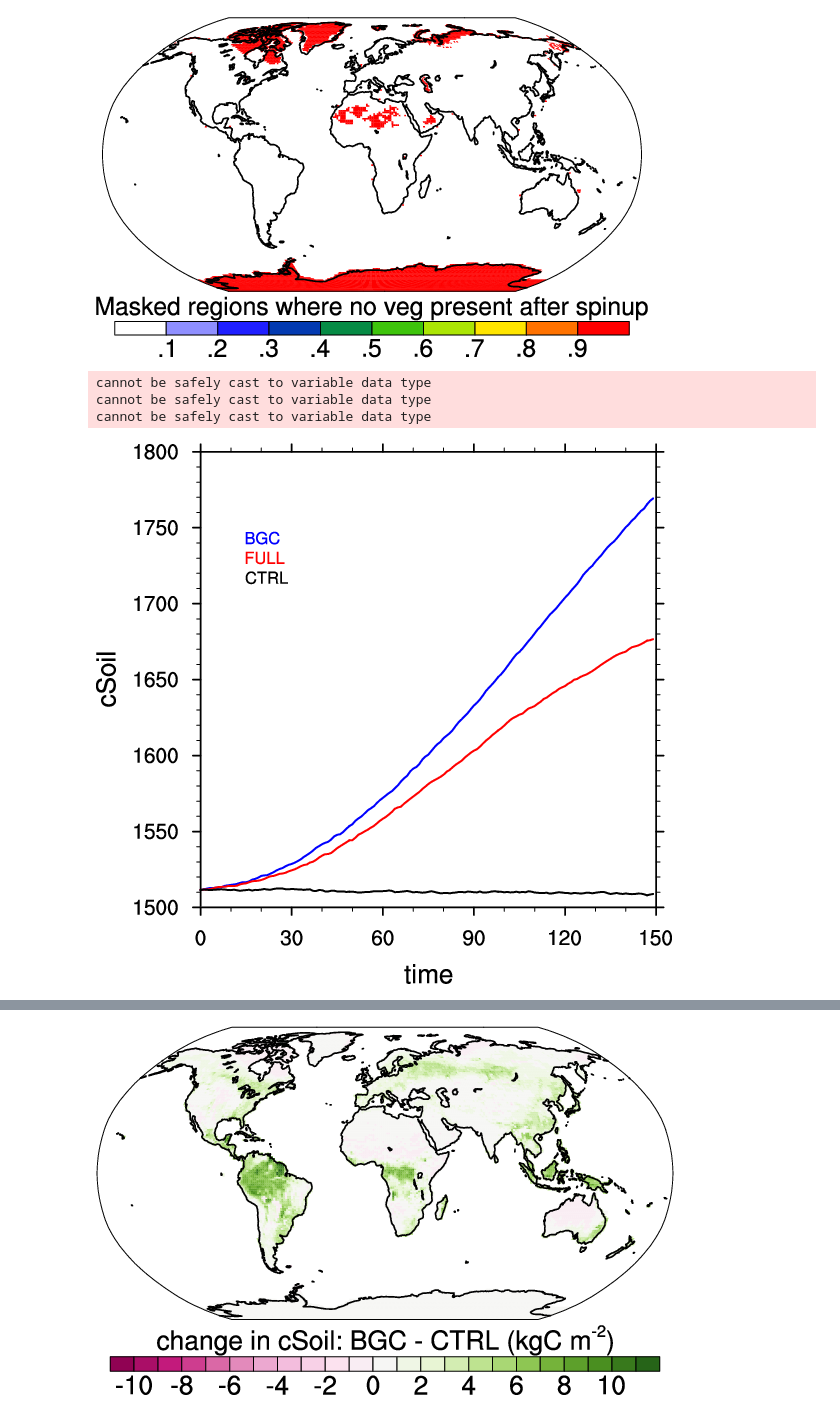
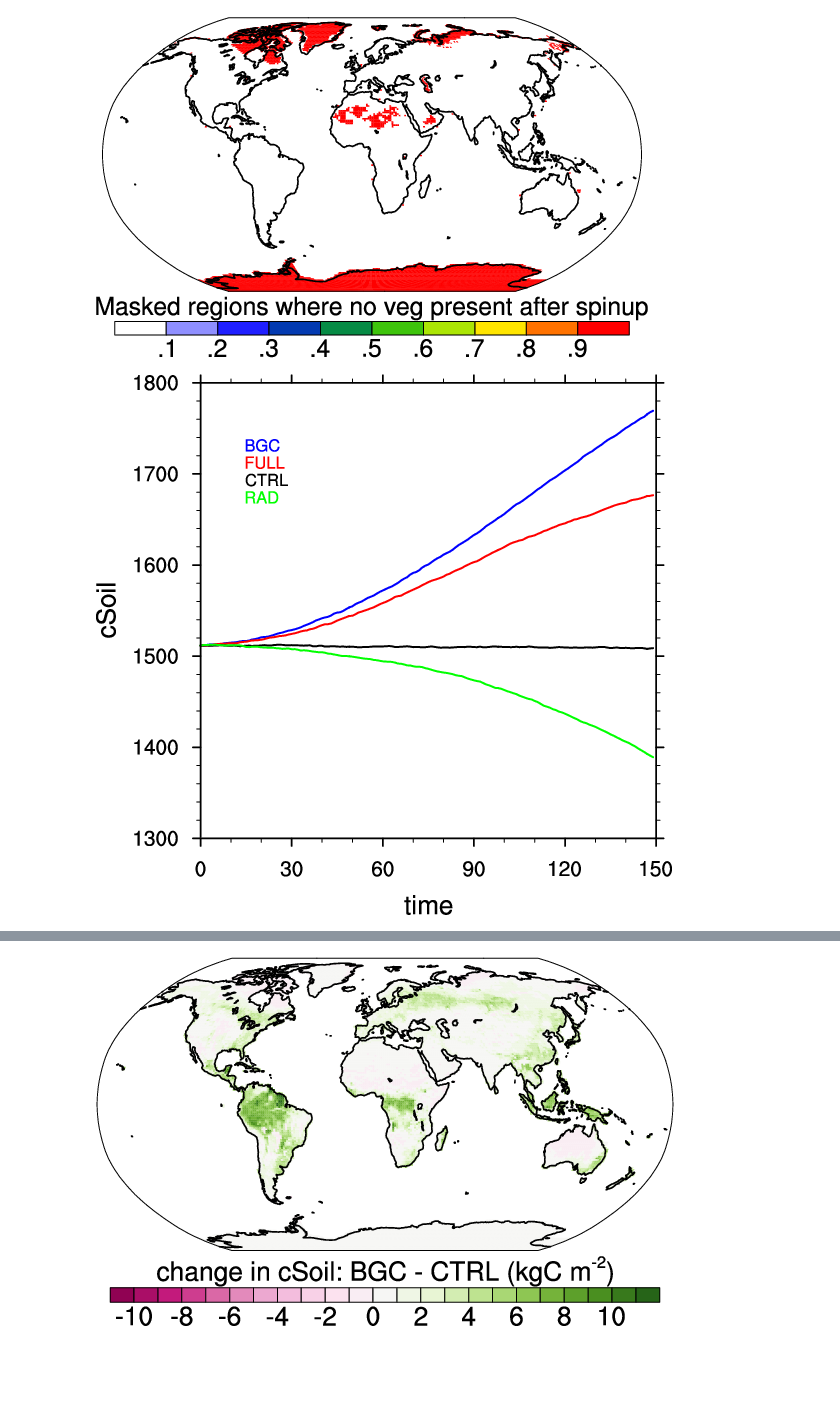
Before and after one commit to ckoven/cesm2_c4mip, a Jupyter notebook: cesm_c4mip.ipynb, the cells around one changed output, grey strips where cells are left out. Drawn from its saved outputs; the diff is of its cells as text; code cells hidden in the pictures; blank space fills up the shorter version.

```diff
--- a/cesm_c4mip.ipynb
+++ b/cesm_c4mip.ipynb
@@ -169,7 +173,11 @@ cVegfilenames = [
 'cVeg_Lmon_CESM2_1pctCO2_r1i1p1f1_gn_005101-010012.nc',
 'cVeg_Lmon_CESM2_1pctCO2_r1i1p1f1_gn_010101-015012.nc'],
 ['cVeg_Lmon_CESM2_piControl_r1i1p1f1_gn_050001-059912.nc',
-'cVeg_Lmon_CESM2_piControl_r1i1p1f1_gn_060001-069912.nc']
+'cVeg_Lmon_CESM2_piControl_r1i1p1f1_gn_060001-069912.nc'],
+['cVeg_Lmon_CESM2_1pctco2-rad_r1i1p1f1_gn_000101-005012.nc',
+'cVeg_Lmon_CESM2_1pctco2-rad_r1i1p1f1_gn_005101-010012.nc',
+'cVeg_Lmon_CESM2_1pctco2-rad_r1i1p1f1_gn_010101-015012.nc']
+
 ]
 
 cVegfiles_bgc=[]
@@ -184,6 +192,10 @@ cVegfiles_ctrl=[]
 for i in range(len(cVegfilenames[2])):
     cVegfiles_ctrl.append(nc4.Dataset(cVegfilenames[2][i]))
 
+cVegfiles_rad=[]
+for i in range(len(cVegfilenames[3])):
+    cVegfiles_rad.append(nc4.Dataset(cVegfilenames[3][i]))
+
 cVeg_bgc = np.ma.row_stack((cVegfiles_bgc[0].variables['cVeg'][:],cVegfiles_bgc[1].variables['cVeg'][:],cVegfiles_bgc[2].variables['cVeg'][:]))
 cVeg_bgc_annual = smoothlib.monthly_to_annual(cVeg_bgc)
 cVeg_bgc_global_annual = geog_funcs.area_integrate(cVeg_bgc_annual, lat, lon, area=area_landonly)  / 1e12
@@ -192,9 +204,13 @@ cVeg_ful = np.ma.row_stack((cVegfiles_ful[0].variables['cVeg'][:],cVegfiles_ful[
 cVeg_ful_annual = smoothlib.monthly_to_annual(cVeg_ful)
 cVeg_ful_global_annual = geog_funcs.area_integrate(cVeg_ful_annual, lat, lon, area=area_landonly) / 1e12
 
+cVeg_rad = np.ma.row_stack((cVegfiles_rad[0].variables['cVeg'][:],cVegfiles_rad[1].variables['cVeg'][:],cVegfiles_rad[2].variables['cVeg'][:]))
+cVeg_rad_annual = smoothlib.monthly_to_annual(cVeg_rad)
+cVeg_rad_global_annual = geog_funcs.area_integrate(cVeg_rad_annual, lat, lon, area=area_landonly) / 1e12
+
 cVeg_ctrl = np.ma.row_stack((cVegfiles_ctrl[0].variables['cVeg'][:],cVegfiles_ctrl[1].variables['cVeg'][:]))
 cVeg_ctrl_annual = smoothlib.monthly_to_annual(cVeg_ctrl)
 cVeg_ctrl_global_annual = geog_funcs.area_integrate(cVeg_ctrl_annual, lat, lon, area=area_landonly) / 1e12
 
-map_funcs.xyplot(np.arange(len(cVeg_ful_global_annual)), np.row_stack((cVeg_bgc_global_annual,cVeg_ful_global_annual,cVeg_ctrl_global_annual[0:150])), file='c4mip_cVeg_global', ytitle='cVeg', xtitle='time', showjupyter=True, colors=['blue','red','black'], labels=['BGC','FULL','CTRL'])
+map_funcs.xyplot(np.arange(len(cVeg_ful_global_annual)), np.row_stack((cVeg_bgc_global_annual,cVeg_ful_global_annual,cVeg_ctrl_global_annual[0:150],cVeg_rad_global_annual)), file='c4mip_cVeg_global', ytitle='cVeg', xtitle='time', showjupyter=True, colors=['blue','red','black','green'], labels=['BGC','FULL','CTRL','RAD'])
 # %% [output]
@@ -230,7 +243,10 @@ cSoilfilenames = [
 'cSoil_Emon_CESM2_1pctCO2_r1i1p1f1_gn_005101-010012.nc',
 'cSoil_Emon_CESM2_1pctCO2_r1i1p1f1_gn_010101-015012.nc'],
 ['cSoil_Emon_CESM2_piControl_r1i1p1f1_gn_050001-059912.nc',
-'cSoil_Emon_CESM2_piControl_r1i1p1f1_gn_060001-069912.nc']
+'cSoil_Emon_CESM2_piControl_r1i1p1f1_gn_060001-069912.nc'],
+['cSoil_Emon_CESM2_1pctco2-rad_r1i1p1f1_gn_000101-005012.nc',
+'cSoil_Emon_CESM2_1pctco2-rad_r1i1p1f1_gn_005101-010012.nc',
+'cSoil_Emon_CESM2_1pctco2-rad_r1i1p1f1_gn_010101-015012.nc']
 ]
 
 cSoilfiles_bgc=[]
@@ -245,6 +261,10 @@ cSoilfiles_ctrl=[]
 for i in range(len(cSoilfilenames[2])):
     cSoilfiles_ctrl.append(nc4.Dataset(cSoilfilenames[2][i]))
 
+cSoilfiles_rad=[]
+for i in range(len(cSoilfilenames[3])):
+    cSoilfiles_rad.append(nc4.Dataset(cSoilfilenames[3][i]))
+
 cLitterfilenames = [
 ['cLitter_Lmon_CESM2_1pctCO2-bgc_r1i1p1f1_gn_000101-005012.nc',
 'cLitter_Lmon_CESM2_1pctCO2-bgc_r1i1p1f1_gn_005101-010012.nc',
@@ -253,7 +273,10 @@ cLitterfilenames = [
 'cLitter_Lmon_CESM2_1pctCO2_r1i1p1f1_gn_005101-010012.nc',
 'cLitter_Lmon_CESM2_1pctCO2_r1i1p1f1_gn_010101-015012.nc'],
 ['cLitter_Lmon_CESM2_piControl_r1i1p1f1_gn_050001-059912.nc',
-'cLitter_Lmon_CESM2_piControl_r1i1p1f1_gn_060001-069912.nc']
+'cLitter_Lmon_CESM2_piControl_r1i1p1f1_gn_060001-069912.nc'],
+['cLitter_Lmon_CESM2_1pctco2-rad_r1i1p1f1_gn_000101-005012.nc',
+'cLitter_Lmon_CESM2_1pctco2-rad_r1i1p1f1_gn_005101-010012.nc',
+'cLitter_Lmon_CESM2_1pctco2-rad_r1i1p1f1_gn_010101-015012.nc']
 ]
 
 cLitterfiles_bgc=[]
@@ -263,6 +286,10 @@ for i in range(len(cLitterfilenames[0])):
 cLitterfiles_ful=[]
 for i in range(len(cLitterfilenames[1])):
     cLitterfiles_ful.append(nc4.Dataset(cLitterfilenames[1][i]))
+
+cLitterfiles_rad=[]
+for i in range(len(cLitterfilenames[3])):
+    cLitterfiles_rad.append(nc4.Dataset(cLitterfilenames[3][i]))
 
 cLitterfiles_ctrl=[]
 for i in range(len(cLitterfilenames[2])):
@@ -276,39 +303,47 @@ cCwdfilenames = [
 'cCwd_Lmon_CESM2_1pctCO2_r1i1p1f1_gn_005101-010012.nc',
 'cCwd_Lmon_CESM2_1pctCO2_r1i1p1f1_gn_010101-015012.nc'],
 ['cCwd_Lmon_CESM2_piControl_r1i1p1f1_gn_050001-059912.nc',
-'cCwd_Lmon_CESM2_piControl_r1i1p1f1_gn_060001-069912.nc']
+'cCwd_Lmon_CESM2_piControl_r1i1p1f1_gn_060001-069912.nc'],
+['cLitterCwd_Emon_CESM2_1pctco2-rad_r1i1p1f1_gn_000101-005012.nc',
+'cLitterCwd_Emon_CESM2_1pctco2-rad_r1i1p1f1_gn_005101-010012.nc',
+'cLitterCwd_Emon_CESM2_1pctco2-rad_r1i1p1f1_gn_010101-015012.nc']
 ]
 
 cCwdfiles_bgc=[]
 for i in range(len(cCwdfilenames[0])):
     cCwdfiles_bgc.append(nc4.Dataset(cCwdfilenames[0][i]))
 
 cCwdfiles_ful=[]
 for i in range(len(cCwdfilenames[1])):
     cCwdfiles_ful.append(nc4.Dataset(cCwdfilenames[1][i]))
+
+cCwdfiles_rad=[]
+for i in range(len(cCwdfilenames[3])):
+    cCwdfiles_rad.append(nc4.Dataset(cCwdfilenames[3][i]))
 
 cCwdfiles_ctrl=[]
 for i in range(len(cCwdfilenames[2])):
     cCwdfiles_ctrl.append(nc4.Dataset(cCwdfilenames[2][i]))
 
 cSoil_bgc = np.ma.row_stack((cSoilfiles_bgc[0].variables['cSoil'][:]+cLitterfiles_bgc[0].variables['cLitter'][:]+cCwdfiles_bgc[0].variables['cLitterCwd'][:],cSoilfiles_bgc[1].variables['cSoil'][:]+cLitterfiles_bgc[1].variables['cLitter'][:]+cCwdfiles_bgc[1].variables['cLitterCwd'][:],cSoilfiles_bgc[2].variables['cSoil'][:]+cLitterfiles_bgc[2].variables['cLitter'][:]+cCwdfiles_bgc[2].variables['cLitterCwd'][:]))
 cSoil_bgc_annual = smoothlib.monthly_to_annual(cSoil_bgc)
 cSoil_bgc_global_annual = geog_funcs.area_integrate(cSoil_bgc_annual, lat, lon, area=area_landonly_vegpresent)  / 1e12
 
 cSoil_ful = np.ma.row_stack((cSoilfiles_ful[0].variables['cSoil'][:]+cLitterfiles_ful[0].variables['cLitter'][:]+cCwdfiles_ful[0].variables['cCwd'][:],cSoilfiles_ful[1].variables['cSoil'][:]+cLitterfiles_ful[1].variables['cLitter'][:]+cCwdfiles_ful[1].variables['cCwd'][:],cSoilfiles_ful[2].variables['cSoil'][:]+cLitterfiles_ful[2].variables['cLitter'][:]+cCwdfiles_ful[2].variables['cCwd'][:]))
 cSoil_ful_annual = smoothlib.monthly_to_annual(cSoil_ful)
 cSoil_ful_global_annual = geog_funcs.area_integrate(cSoil_ful_annual, lat, lon, area=area_landonly_vegpresent) / 1e12
 
+cSoil_rad = np.ma.row_stack((cSoilfiles_rad[0].variables['cSoil'][:]+cLitterfiles_rad[0].variables['cLitter'][:]+cCwdfiles_rad[0].variables['cLitterCwd'][:],cSoilfiles_rad[1].variables['cSoil'][:]+cLitterfiles_rad[1].variables['cLitter'][:]+cCwdfiles_rad[1].variables['cLitterCwd'][:],cSoilfiles_rad[2].variables['cSoil'][:]+cLitterfiles_rad[2].variables['cLitter'][:]+cCwdfiles_rad[2].variables['cLitterCwd'][:]))
+cSoil_rad_annual = smoothlib.monthly_to_annual(cSoil_rad)
+cSoil_rad_global_annual = geog_funcs.area_integrate(cSoil_rad_annual, lat, lon, area=area_landonly_vegpresent) / 1e12
+
 cSoil_ctrl = np.ma.row_stack((cSoilfiles_ctrl[0].variables['cSoil'][:]+cLitterfiles_ctrl[0].variables['cLitter'][:]+cCwdfiles_ctrl[0].variables['cCwd'][:],cSoilfiles_ctrl[1].variables['cSoil'][:]+cLitterfiles_ctrl[1].variables['cLitter'][:]+cCwdfiles_ctrl[1].variables['cCwd'][:]))
 cSoil_ctrl_annual = smoothlib.monthly_to_annual(cSoil_ctrl)
 cSoil_ctrl_global_annual = geog_funcs.area_integrate(cSoil_ctrl_annual, lat, lon, area=area_landonly_vegpresent) / 1e12
 
-map_funcs.xyplot(np.arange(len(cSoil_ful_global_annual)), np.row_stack((cSoil_bgc_global_annual,cSoil_ful_global_annual,cSoil_ctrl_global_annual[0:150])), file='c4mip_cSoil_global', ytitle='cSoil', xtitle='time', showjupyter=True, colors=['blue','red','black'], labels=['BGC','FULL','CTRL'])
+map_funcs.xyplot(np.arange(len(cSoil_ful_global_annual)), np.row_stack((cSoil_bgc_global_annual,cSoil_ful_global_annual,cSoil_ctrl_global_annual[0:150],cSoil_rad_global_annual)), file='c4mip_cSoil_global', ytitle='cSoil', xtitle='time', showjupyter=True, colors=['blue','red','black','green'], labels=['BGC','FULL','CTRL','RAD'])
 # %% [output]
-cannot be safely cast to variable data type
-cannot be safely cast to variable data type
-cannot be safely cast to variable data type
-[figure, old version]
+[figure, new version]
 # %%
 ## plot the trajectory of global soil carbon, without using the vegetation filter
 
```
Also changed, not shown: parts of 16 cells of this notebook.
